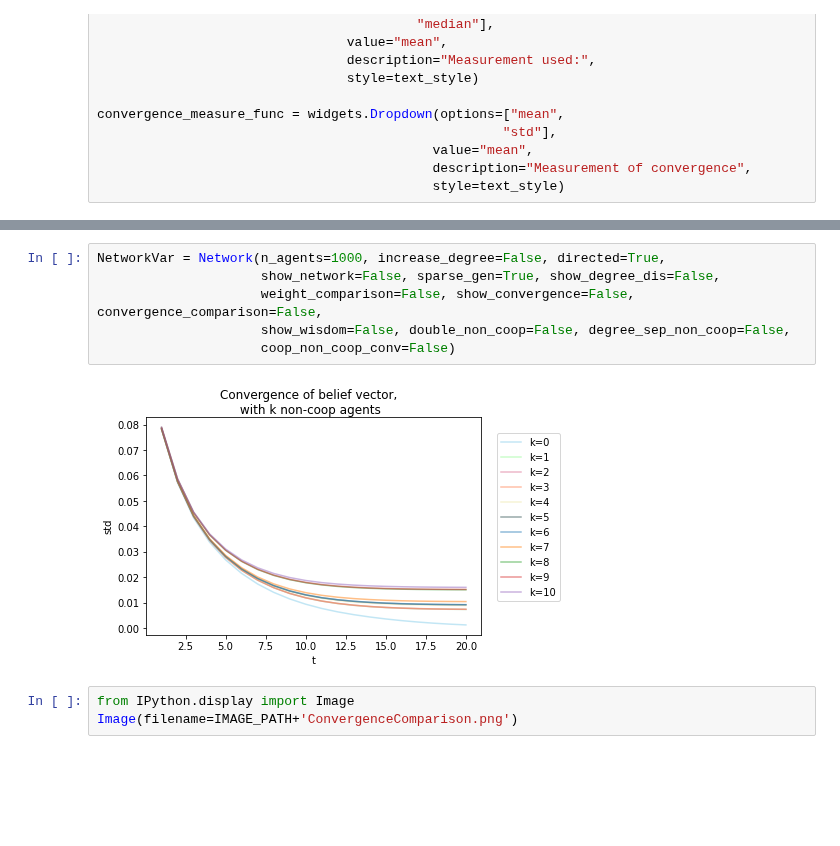
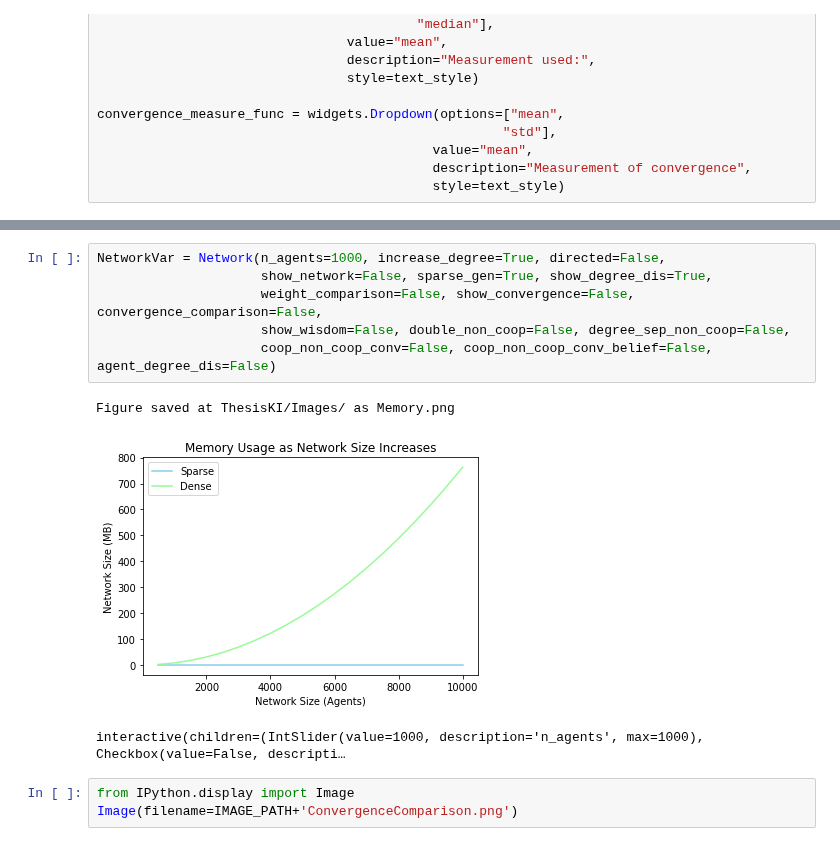
Before and after one commit to RomanOort/BScThesis, a Jupyter notebook: Networks.ipynb, the cells around one changed output, grey strips where cells are left out. Drawn from its saved outputs; the diff is of its cells as text; blank space fills up the shorter version.

Commit message:
Added function to plot memory usage as network size increased

```diff
--- a/Networks.ipynb
+++ b/Networks.ipynb
@@ -2916,11 +2984,13 @@ class Network():
 # %%
-NetworkVar = Network(n_agents=1000, increase_degree=False, directed=True,
-                     show_network=False, sparse_gen=True, show_degree_dis=False,
+NetworkVar = Network(n_agents=1000, increase_degree=True, directed=False,
+                     show_network=False, sparse_gen=True, show_degree_dis=True,
                      weight_comparison=False, show_convergence=False, convergence_comparison=False,
                      show_wisdom=False, double_non_coop=False, degree_sep_non_coop=False,
-                     coop_non_coop_conv=False)
+                     coop_non_coop_conv=False, coop_non_coop_conv_belief=False, agent_degree_dis=False)
 # %% [output]
+Figure saved at ThesisKI/Images/ as Memory.png
-[figure, old version]
+[figure, new version]
+interactive(children=(IntSlider(value=1000, description='n_agents', max=1000), Checkbox(value=False, descripti…
 # %%
 from IPython.display import Image
 Image(filename=IMAGE_PATH+'ConvergenceComparison.png')
```
Also changed, not shown: parts of 4 cells of this notebook.
